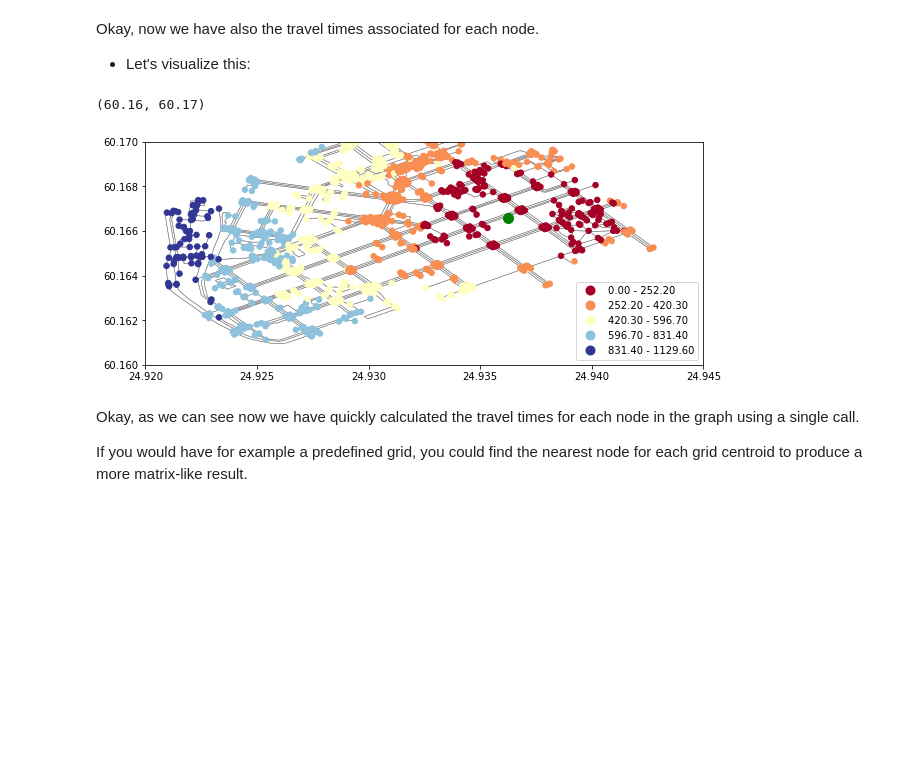
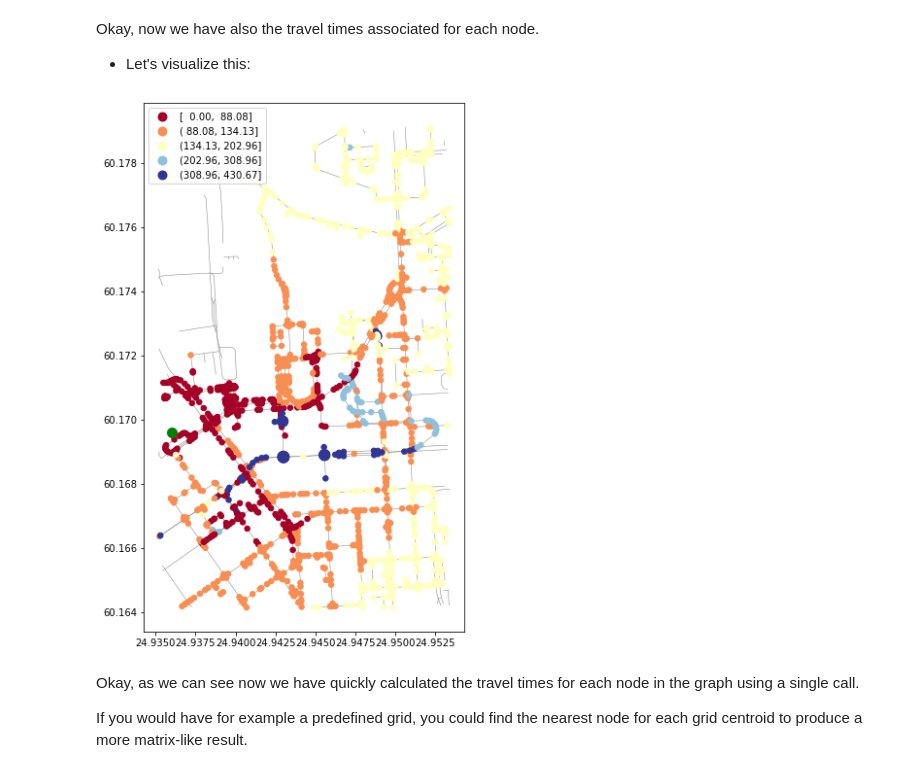
Before and after one commit to AaltoGIS/Sustainability-GIS, a Jupyter notebook: source/lessons/L2/spatial_network_analysis.ipynb, the cells around one changed output. Drawn from its saved outputs; the diff is of its cells as text; code cells hidden in the pictures; blank space fills up the shorter version.

```diff
--- a/source/lessons/L2/spatial_network_analysis.ipynb
+++ b/source/lessons/L2/spatial_network_analysis.ipynb
@@ -223,11 +450,11 @@ First, let's find the closest nodes for two locations that are located in the ar
 # OSM data is in WGS84 so typically we need to use lat/lon coordinates when searching for the closest node
 
 # Origin
-orig_address = "Kalevankatu 16, Helsinki"
+orig_address = "Simonkatu 3, Helsinki"
 orig_y, orig_x = ox.geocode(orig_address)  # notice the coordinate order (y, x)!
 
 # Destination
-dest_address = "Ruoholahdenkatu 24, Helsinki"
+dest_address = "Unioninkatu 33, Helsinki"
 dest_y, dest_x = ox.geocode(dest_address)
 
 print("Origin coords:", orig_x, orig_y)
@@ -314,7 +536,4 @@ When trying to understand the accessibility of a specific location, you typicall
 - Let's see how we can calculate travel times from the origin node, to all other nodes in our graph using NetworkX function `single_source_dijkstra_path_length()`:
 # %%
 # Calculate walk travel times originating from one location
-walk_times = nx.single_source_dijkstra_path_length(G, source=orig_node_id, weight='walk_t')
-
-# What did we get?
-#walk_times
+travel_times = nx.single_source_dijkstra_path_length(G, source=orig_node_id, weight='travel_time_seconds')
@@ -345,9 +547,9 @@ For visualizing this information, we need to join this data with the nodes. For
 # %%
 import pandas as pd
 # Convert to DataFrame and add column names
-walk_times_df = pd.DataFrame([list(walk_times.keys()), list(walk_times.values())]).T
-walk_times_df.columns = ['node_id', 'walk_t']
+travel_times_df = pd.DataFrame([list(travel_times.keys()), list(travel_times.values())]).T
+travel_times_df.columns = ['node_id', 'travel_time']
 
 # What do we have now?
-walk_times_df.head()
+travel_times_df.head()
 # %% [output]
@@ -377,8 +579,8 @@ As we can see, the `node_id` in the nodes GeoDataFrame can be found from the `in
 - Let's merge these two datasets:
 # %%
 # Merge the datasets
-nodes = nodes.merge(walk_times_df, left_on='osmid', right_on='node_id')
+nodes_viz = nodes.merge(travel_times_df, left_on='id', right_on='node_id')
 
 # Check
-nodes.head()
+nodes_viz.head()
 # %% [output]
@@ -393,22 +595,17 @@ Okay, now we have also the travel times associated for each node.
 
 - Let's visualize this:
 # %%
-%matplotlib inline
+from shapely.geometry import Point
 
 # Make a GeoDataFrame for the origin point so that we can visualize it
-orig = gpd.GeoDataFrame({'geometry': [Point(orig_x, orig_y)]}, index=[0], crs={'init': 'epsg:4326'})
+orig = gpd.GeoDataFrame({'geometry': [Point(orig_x, orig_y)]}, index=[0], crs='epsg:4326')
 
 # Plot the results with edges and the origin point (green)
 ax = edges.plot(lw=0.5, color='gray', zorder=0, figsize=(10,10))
-ax = nodes.plot('walk_t', ax=ax, cmap='RdYlBu', scheme='natural_breaks', k=5, markersize=30, legend=True)
+ax = nodes_viz.plot('travel_time', ax=ax, cmap='RdYlBu', scheme='natural_breaks', k=5, markersize=30, legend=True)
 ax = orig.plot(ax=ax, markersize=100, color='green')
-
-# Adjust axis
-ax.set_xlim([24.92, 24.945])
-ax.set_ylim([60.160, 60.170])
 # %% [output]
-(60.16, 60.17)
-[figure, old version]
+[figure, new version]
 # %% [markdown]
 Okay, as we can see now we have quickly calculated the travel times for each node in the graph using a single call.
 
```
Also changed, not shown: parts of 88 cells of this notebook.
